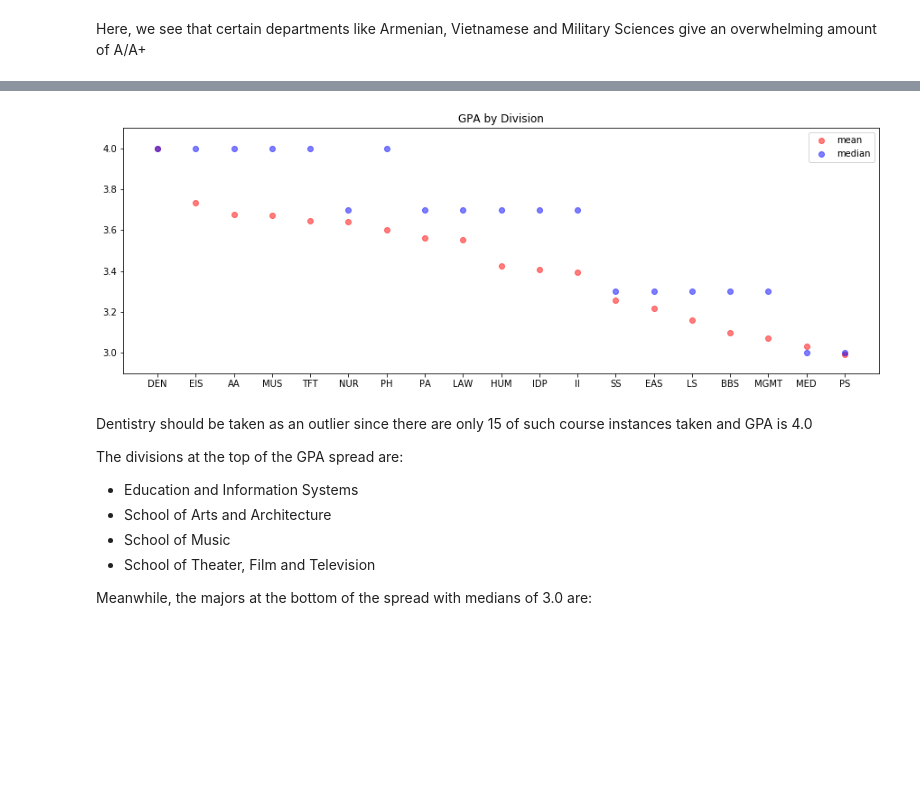
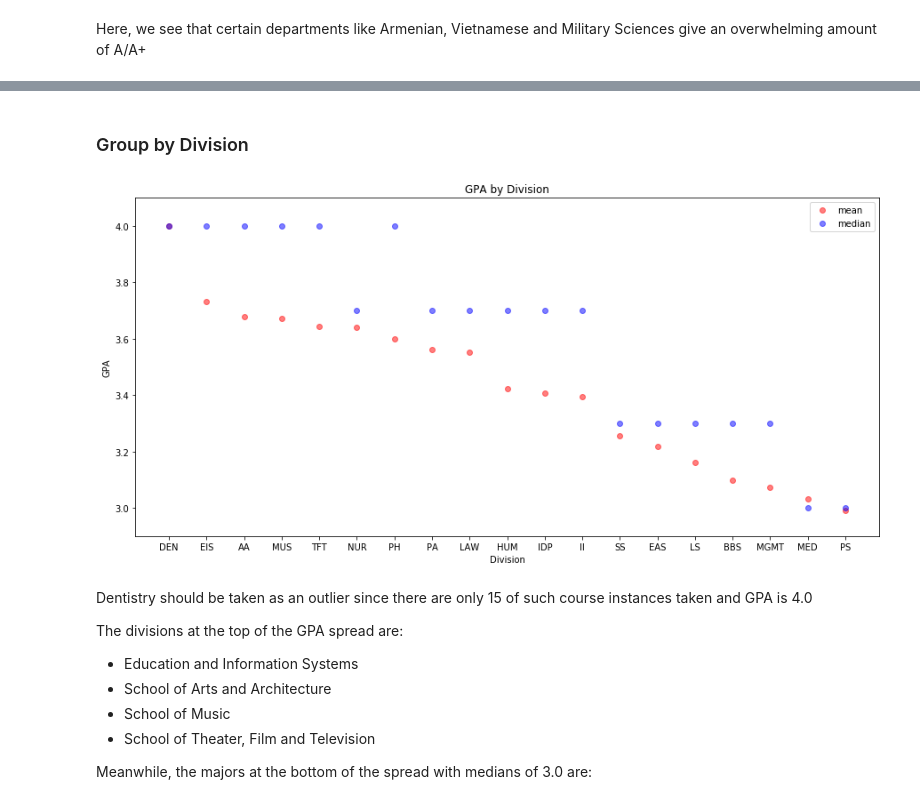
Before and after one commit to kaizersaber/stats131, a Jupyter notebook: Project.ipynb, the cells around one changed output, grey strips where cells are left out. Drawn from its saved outputs; the diff is of its cells as text; code cells hidden in the pictures; blank space fills up the shorter version.

```diff
--- a/Project.ipynb
+++ b/Project.ipynb
@@ -58,0 +319,3 @@ array(['Atmospheric and Oceanic Sciences', 'Aerospace Studies',
+# %%
+data["term"] = data.apply(lambda x: str(x["term_year"]) + "-" + x["term_quarter"], axis=1)
+data.loc[0::1000,['term_year','term_quarter','term']].tail()
@@ -630,14 +872,19 @@ byDivision.sort_values('mean', ascending = False)
+# %% [markdown]
+### Group by Division
 # %%
+byDivision = lgdata.groupby('division')[gradecols].sum().apply(summstats, axis = 1)
 gpa_by_division = byDivision.sort_values('mean', ascending = False)
-plt.figure(figsize=(15,5))
+plt.figure(figsize=(15,7))
 plt.plot(gpa_by_division.index, gpa_by_division['mean'], 'ro', label = "mean", alpha = .5)
 plt.plot(gpa_by_division.index,gpa_by_division['50%'], 'bo', label = "median", alpha = .5)
 plt.legend()
 plt.ylim(2.9,4.1)
 plt.title("GPA by Division")
+plt.ylabel("GPA")
+plt.xlabel("Division")
 plt.show()
 # %% [output]
-[figure, old version]
+[figure, new version]
 # %% [markdown]
 Dentistry should be taken as an outlier since there are only 15 of such course instances taken and GPA is 4.0
 
```
Also changed, not shown: parts of 108 cells of this notebook, 2 other files.
